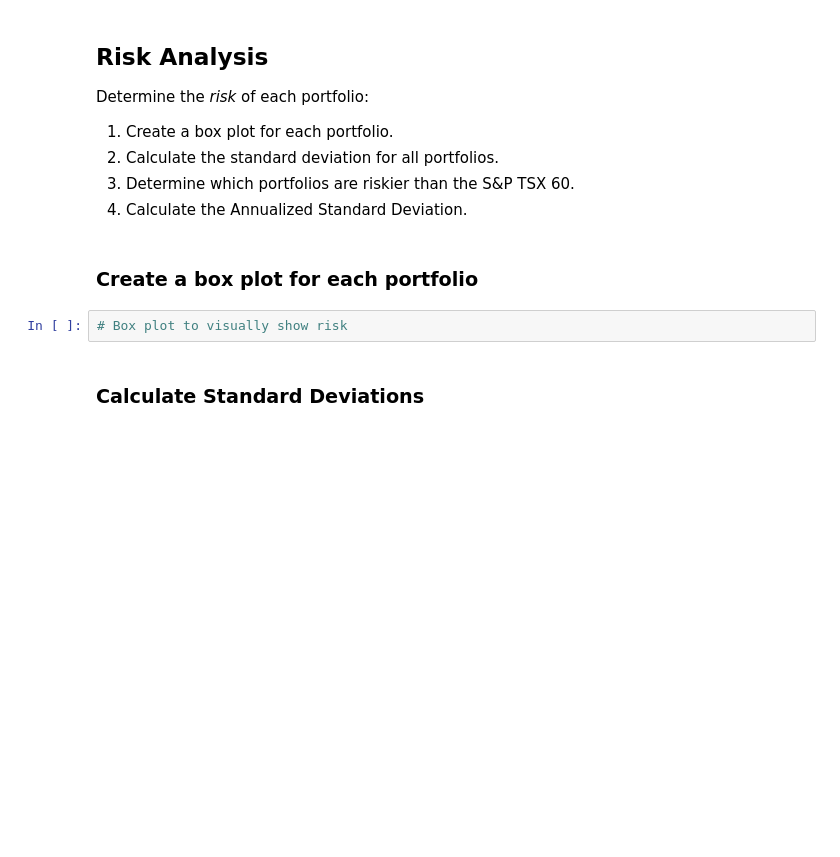
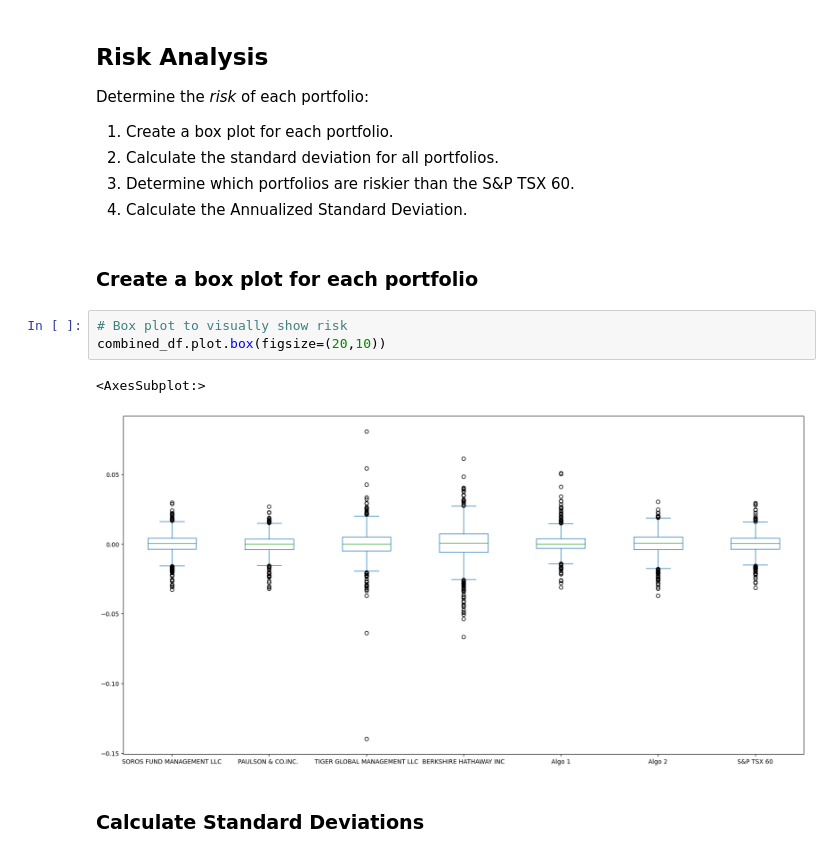
Before and after one commit to RJSMART-11/Unit-4-Homework-Assignment, a Jupyter notebook: Homework_3/whale_analysis.ipynb, the cells around one changed output. Drawn from its saved outputs; the diff is of its cells as text; blank space fills up the shorter version.

```diff
--- a/Homework_3/whale_analysis.ipynb
+++ b/Homework_3/whale_analysis.ipynb
@@ -356,6 +345,10 @@ Determine the _risk_ of each portfolio:
 ### Create a box plot for each portfolio
 # %%
 # Box plot to visually show risk
+combined_df.plot.box(figsize=(20,10))
+# %% [output]
+<AxesSubplot:>
+[figure, added]
 # %% [markdown]
 ### Calculate Standard Deviations
 # %%
```
Also changed, not shown: parts of 5 cells of this notebook.
